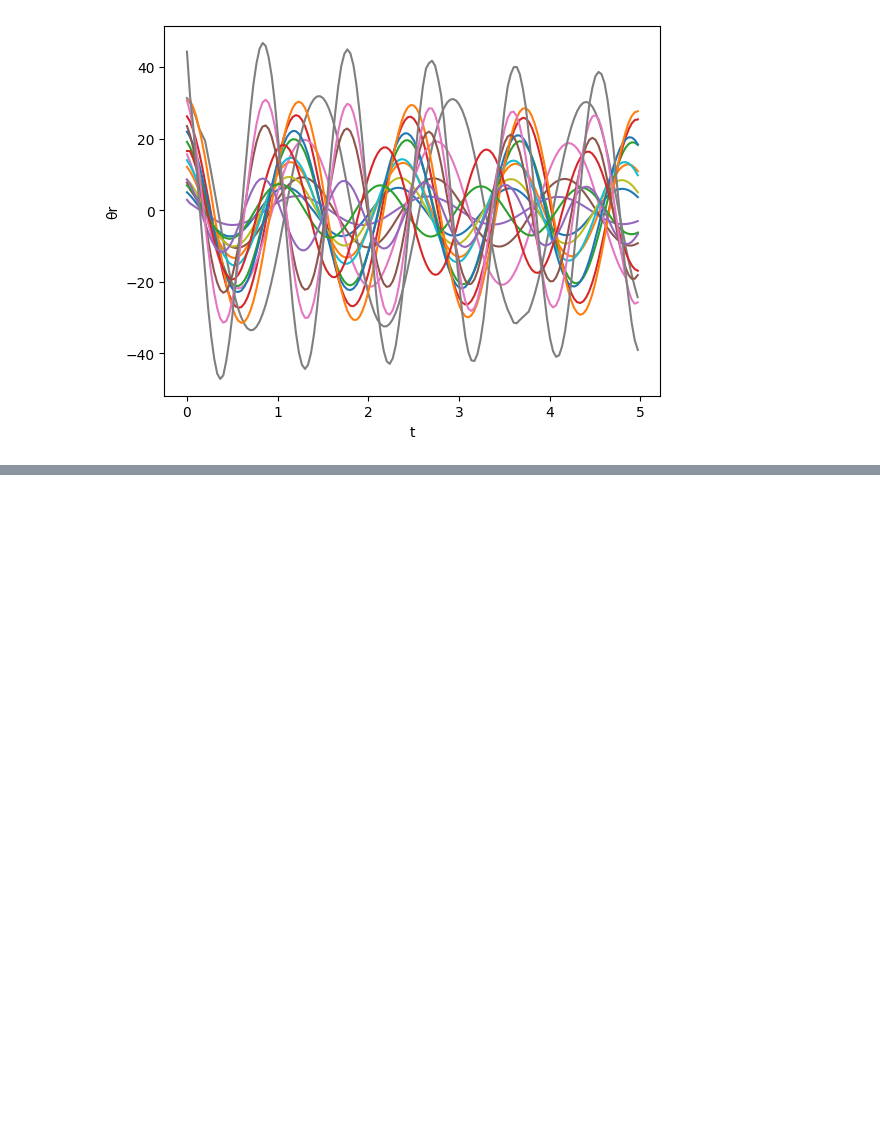
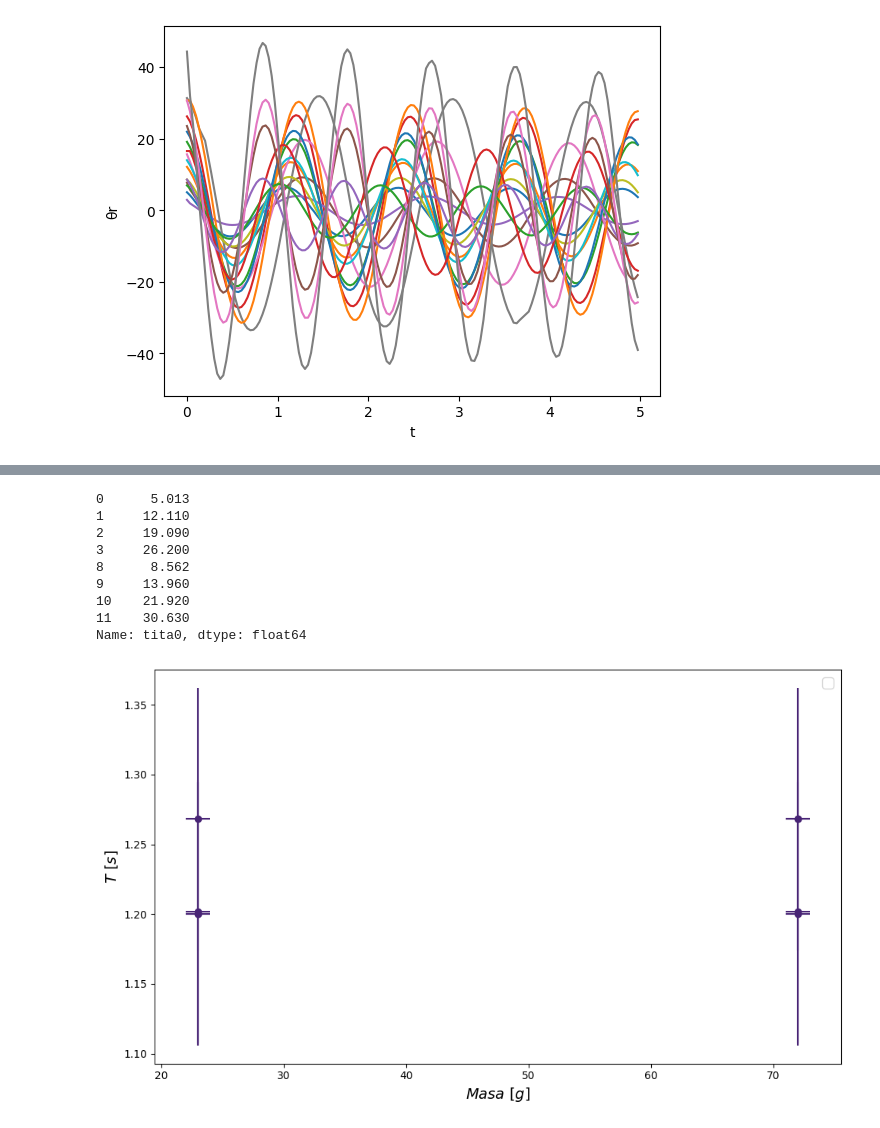
Before and after one commit to FacuVCanale/TP1-FISICA, a Jupyter notebook: code/graficos.ipynb, the cells around one changed output, grey strips where cells are left out. Saved outputs shown, nothing was run; the diff lists cells and outputs as text; code cells hidden in the pictures; blank space fills up the shorter version.

```diff
--- a/code/graficos.ipynb
+++ b/code/graficos.ipynb
@@ -267,0 +308,60 @@ No artists with labels found to put in legend.  Note that artists whose label st
+# %%
+import pandas as pd
+import numpy as np
+import matplotlib.pyplot as plt
+from scipy.stats import linregress
+
+def graph_params(dataset_params):
+    # Definir los colores proporcionados
+    colors = {
+        'purple': (0.282623, 0.140926, 0.457517, 1.0),
+        'blue':   (0.206756, 0.371758, 0.553117, 1.0),
+        'green':  (0.127568, 0.566949, 0.550556, 1.0),
+        'yellow': (0.741388, 0.873449, 0.149561, 1.0)
+    }
+
+    # Crear un DataFrame con los datos
+    df = pd.DataFrame(dataset_params, columns=["L", "tita0", "A", "T", "f", "m", "dL", "sigma_tita0", "sigma_A", "sigma_T", "sigma_f"])
+
+    # Filtrar los datos para las longitudes entre 36 y 38 cm
+    df_filtered = df[(df["L"] >= 36) & (df["L"] <= 38)].copy()
+
+    # Convertir longitud a cm
+    df_filtered["L_m"] = df_filtered["L"] / 100
+
+    # Calcular el período teórico para cada longitud
+    g = 9.81  # Aceleración de la gravedad en m/s^2
+    df_filtered["T_teorico"] = 2 * np.pi * np.sqrt(df_filtered["L_m"] / g)
+
+    print(df_filtered["tita0"])
+
+    # Gráfico T vs m con los colores especificados
+    plt.figure(figsize=(10, 6))
+    ax = plt.gca()  # Obtener el eje actual
+
+    # Graficar la comparación entre diferentes masas para longitudes entre 36 y 38 cm
+    ax.errorbar(df_filtered["m"], df_filtered["T"], yerr=df_filtered["sigma_T"], fmt='o', color=colors['purple'], xerr=1)
+
+    # Añadir leyenda
+    plt.legend(fontsize=14)
+
+    # Ajustes estéticos para mejorar la presentación del gráfico
+    plt.xlabel(r'$Masa\ [g]$', fontsize=14)
+    plt.ylabel(r'$T\ [s]$', fontsize=14)
+    plt.tight_layout()  # Asegurarse de que los elementos del gráfico no se superpongan
+
+    plt.show()
+
+# Supongamos que dataset_params ya está definido y contiene los datos
+graph_params(dataset_params)
+# %% [output]
+0      5.013
+1     12.110
+2     19.090
+3     26.200
+8      8.562
+9     13.960
+10    21.920
+11    30.630
+Name: tita0, dtype: float64
+[figure, added]
```
Also changed, not shown: parts of 4 cells of this notebook, 5 other files.
